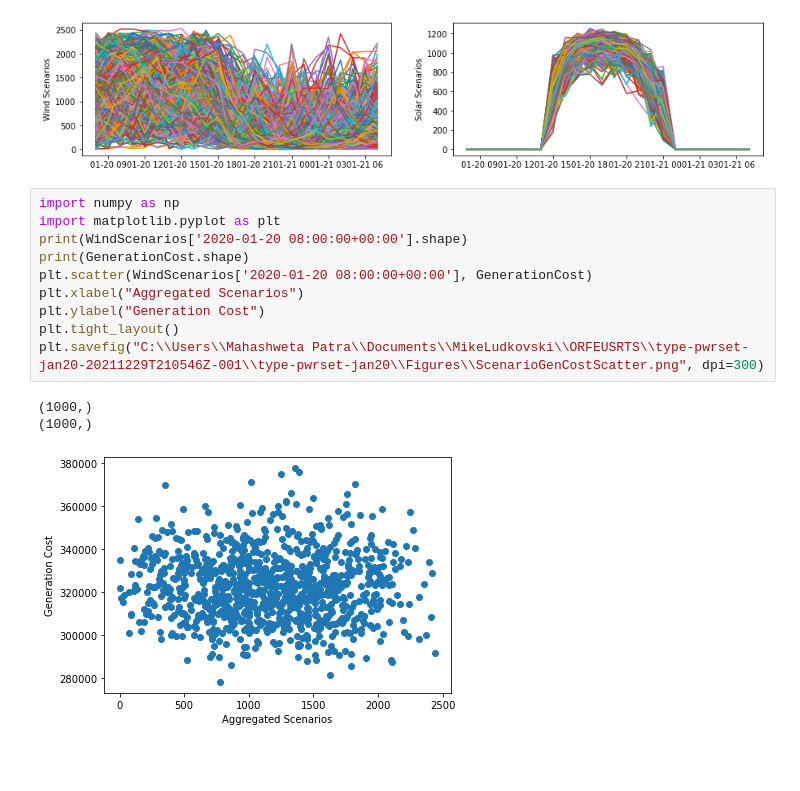
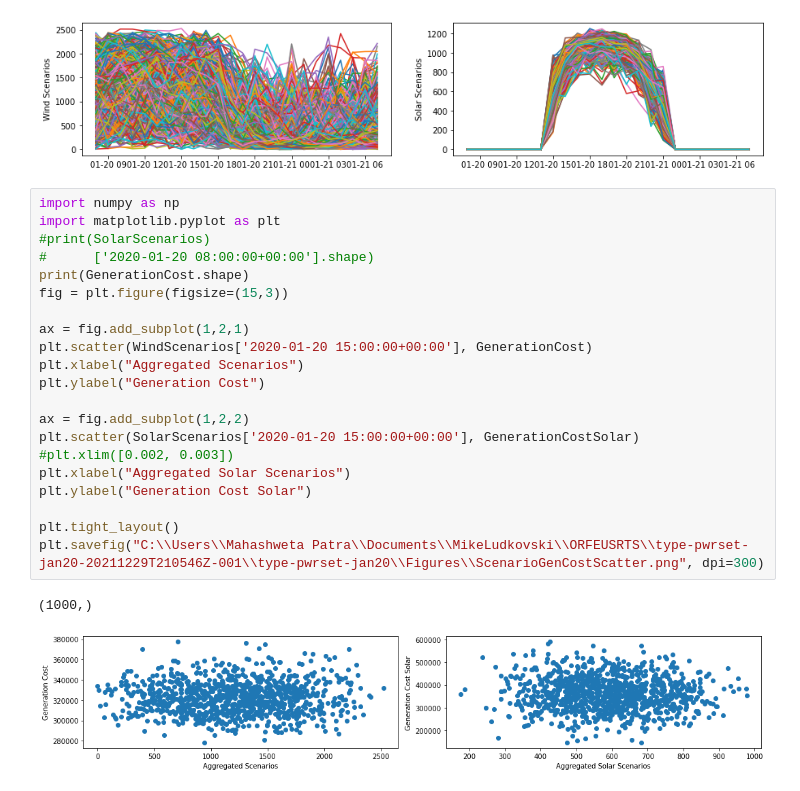
Before and after one commit to MahashwetaPatra/Financial-Modeling-Renewable-Energy, a Jupyter notebook: RTSVaticOutput.ipynb, the cells around one changed output. Cells and saved outputs as stored; diff of their text form; blank space fills up the shorter version.

```diff
--- a/RTSVaticOutput.ipynb
+++ b/RTSVaticOutput.ipynb
@@ -173,14 +173,24 @@ plt.show
 # %%
 import numpy as np
 import matplotlib.pyplot as plt
-print(WindScenarios['2020-01-20 08:00:00+00:00'].shape)
+#print(SolarScenarios)
+#      ['2020-01-20 08:00:00+00:00'].shape)
 print(GenerationCost.shape)
-plt.scatter(WindScenarios['2020-01-20 08:00:00+00:00'], GenerationCost)
+fig = plt.figure(figsize=(15,3))
+
+ax = fig.add_subplot(1,2,1)
+plt.scatter(WindScenarios['2020-01-20 15:00:00+00:00'], GenerationCost)
 plt.xlabel("Aggregated Scenarios")
 plt.ylabel("Generation Cost")
+
+ax = fig.add_subplot(1,2,2)
+plt.scatter(SolarScenarios['2020-01-20 15:00:00+00:00'], GenerationCostSolar)
+#plt.xlim([0.002, 0.003])
+plt.xlabel("Aggregated Solar Scenarios")
+plt.ylabel("Generation Cost Solar")
+
 plt.tight_layout()
 plt.savefig("C:\\Users\\Mahashweta Patra\\Documents\\MikeLudkovski\\ORFEUSRTS\\type-pwrset-jan20-20211229T210546Z-001\\type-pwrset-jan20\\Figures\\ScenarioGenCostScatter.png", dpi=300)
 # %% [output]
 (1000,)
-(1000,)
-[figure, old version]
+[figure, new version]
```
